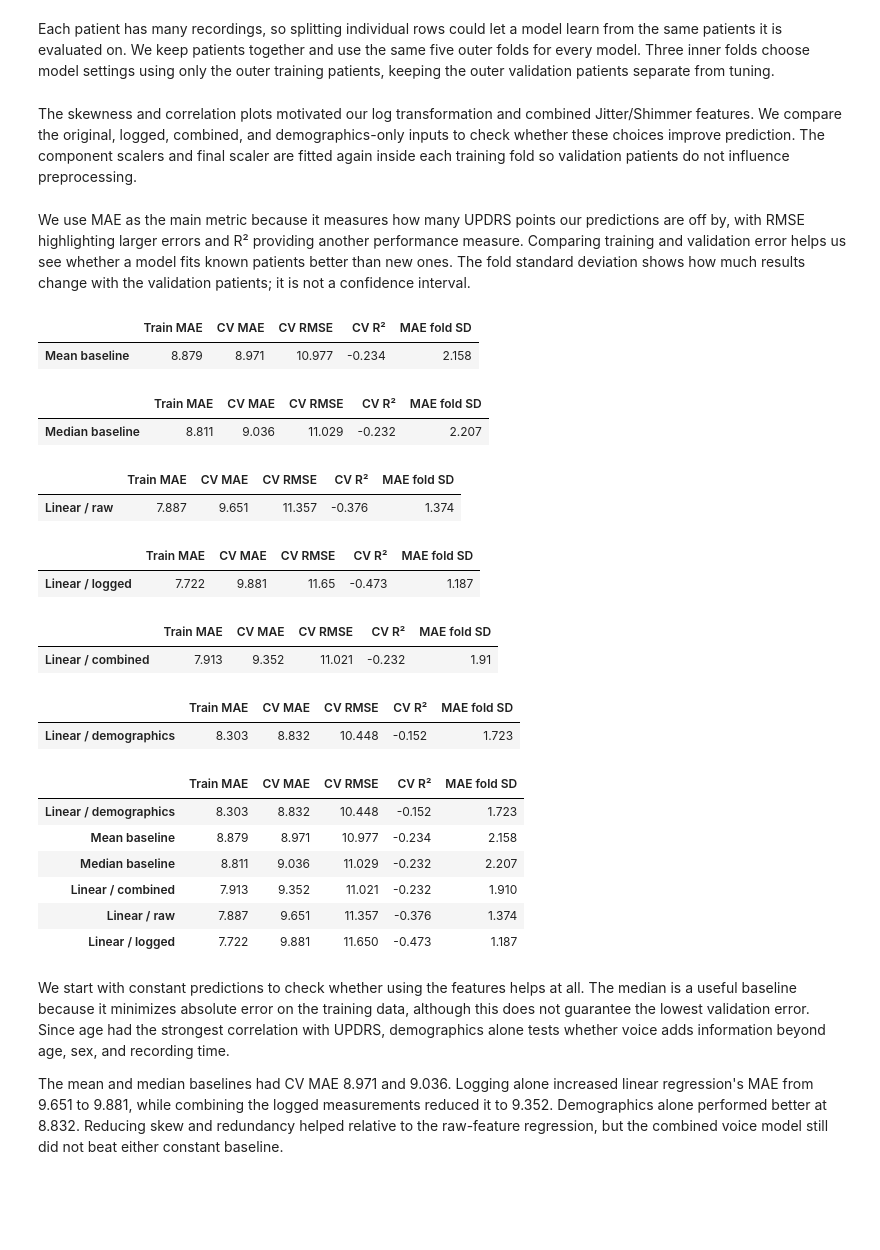
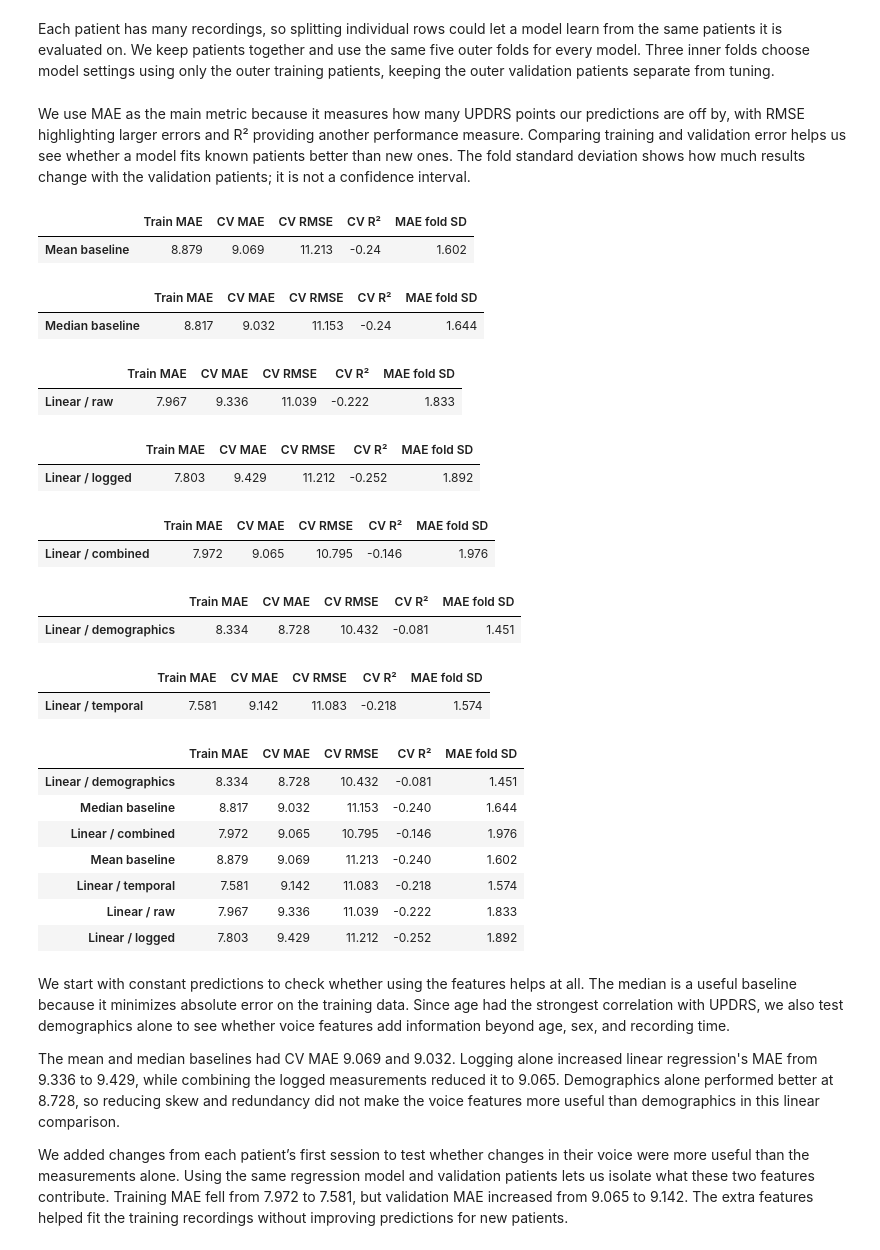
Before and after one commit to Lukedhenderson/parkinsons, a Jupyter notebook: final.ipynb, the cells around one changed output. Cells and saved outputs as stored; diff of their text form; code cells hidden in the pictures; blank space fills up the shorter version.

```diff
--- a/final.ipynb
+++ b/final.ipynb
@@ -629,39 +520,6 @@ Training patients: 33
 Outer validation folds: 5
 # %% [markdown]
 Each patient has many recordings, so splitting individual rows could let a model learn from the same patients it is evaluated on. We keep patients together and use the same five outer folds for every model. Three inner folds choose model settings using only the outer training patients, keeping the outer validation patients separate from tuning.
-# %%
-# Recreate our feature engineering inside each training fold.
-def log_voice(X):
-    X = X.copy()
-    X[log_cols] = np.log(X[log_cols])
-    return X
-
-
-def average_columns(X):
-    return np.asarray(X).mean(axis=1, keepdims=True)
-
-
-def feature_steps(version="combined"):
-    log = FunctionTransformer(log_voice) if version in ["logged", "combined"] else "passthrough"
-    columns = "passthrough"
-    if version == "combined":
-        combine = Pipeline([
-            ("scale", StandardScaler()),
-            ("average", FunctionTransformer(average_columns)),
-        ])
-        other = [c for c in X_train_raw if c not in jitter_cols + shimmer_cols]
-        columns = ColumnTransformer([
-            ("other", "passthrough", other),
-            ("jitter", clone(combine), jitter_cols),
-            ("shimmer", clone(combine), shimmer_cols),
-        ])
-    elif version == "demographics":
-        columns = ColumnTransformer([
-            ("demographics", "passthrough", ["age", "sex", "test_time"])
-        ])
-    return Pipeline([("log", log), ("columns", columns)])
-# %% [markdown]
-The skewness and correlation plots motivated our log transformation and combined Jitter/Shimmer features. We compare the original, logged, combined, and demographics-only inputs to check whether these choices improve prediction. The component scalers and final scaler are fitted again inside each training fold so validation patients do not influence preprocessing.
 # %%
 # evaluation loop
 def evaluate(name, model, grid=None, version="combined", scale=True):
@@ -674,7 +532,7 @@ def evaluate(name, model, grid=None, version="combined", scale=True):
     rows = []
     selected_parameters[name] = []
     for fold, (a, b) in enumerate(folds, start=1):
-        X_fit, X_val = X_train_raw.iloc[a], X_train_raw.iloc[b]
+        X_fit, X_val = X_train_inputs.iloc[a], X_train_inputs.iloc[b]
         y_fit, y_val = y_train.iloc[a], y_train.iloc[b]
         inner = list(GroupKFold(3).split(X_fit, y_fit, groups_train.iloc[a]))
         search = GridSearchCV(pipe, grid or {}, cv=inner,
@@ -702,36 +560,41 @@ We use MAE as the main metric because it measures how many UPDRS points our pred
 # %%
 # Establish baselines and test our feature choices with linear regression.
 evaluate("Mean baseline", DummyRegressor(), version="raw", scale=False)
 evaluate("Median baseline", DummyRegressor(strategy="median"), version="raw", scale=False)
 
-for version in ["raw", "logged", "combined", "demographics"]:
+for version in ["raw", "logged", "combined", "demographics", "temporal"]:
     evaluate(f"Linear / {version}", LinearRegression(), version=version)
 
 display(pd.DataFrame(scores).T.sort_values("CV MAE").round(3))
 # %% [output]
 |  | Train MAE | CV MAE | CV RMSE | CV R² | MAE fold SD |
-| Mean baseline | 8.879 | 8.971 | 10.977 | -0.234 | 2.158 |
+| Mean baseline | 8.879 | 9.069 | 11.213 | -0.24 | 1.602 |
 |  | Train MAE | CV MAE | CV RMSE | CV R² | MAE fold SD |
-| Median baseline | 8.811 | 9.036 | 11.029 | -0.232 | 2.207 |
+| Median baseline | 8.817 | 9.032 | 11.153 | -0.24 | 1.644 |
 |  | Train MAE | CV MAE | CV RMSE | CV R² | MAE fold SD |
-| Linear / raw | 7.887 | 9.651 | 11.357 | -0.376 | 1.374 |
+| Linear / raw | 7.967 | 9.336 | 11.039 | -0.222 | 1.833 |
 |  | Train MAE | CV MAE | CV RMSE | CV R² | MAE fold SD |
-| Linear / logged | 7.722 | 9.881 | 11.65 | -0.473 | 1.187 |
+| Linear / logged | 7.803 | 9.429 | 11.212 | -0.252 | 1.892 |
 |  | Train MAE | CV MAE | CV RMSE | CV R² | MAE fold SD |
-| Linear / combined | 7.913 | 9.352 | 11.021 | -0.232 | 1.91 |
+| Linear / combined | 7.972 | 9.065 | 10.795 | -0.146 | 1.976 |
 |  | Train MAE | CV MAE | CV RMSE | CV R² | MAE fold SD |
-| Linear / demographics | 8.303 | 8.832 | 10.448 | -0.152 | 1.723 |
+| Linear / demographics | 8.334 | 8.728 | 10.432 | -0.081 | 1.451 |
 |  | Train MAE | CV MAE | CV RMSE | CV R² | MAE fold SD |
-| Linear / demographics | 8.303 | 8.832 | 10.448 | -0.152 | 1.723 |
-| Mean baseline | 8.879 | 8.971 | 10.977 | -0.234 | 2.158 |
-| Median baseline | 8.811 | 9.036 | 11.029 | -0.232 | 2.207 |
-| Linear / combined | 7.913 | 9.352 | 11.021 | -0.232 | 1.910 |
-| Linear / raw | 7.887 | 9.651 | 11.357 | -0.376 | 1.374 |
-| Linear / logged | 7.722 | 9.881 | 11.650 | -0.473 | 1.187 |
+| Linear / temporal | 7.581 | 9.142 | 11.083 | -0.218 | 1.574 |
+|  | Train MAE | CV MAE | CV RMSE | CV R² | MAE fold SD |
+| Linear / demographics | 8.334 | 8.728 | 10.432 | -0.081 | 1.451 |
+| Median baseline | 8.817 | 9.032 | 11.153 | -0.240 | 1.644 |
+| Linear / combined | 7.972 | 9.065 | 10.795 | -0.146 | 1.976 |
+| Mean baseline | 8.879 | 9.069 | 11.213 | -0.240 | 1.602 |
+| Linear / temporal | 7.581 | 9.142 | 11.083 | -0.218 | 1.574 |
+| Linear / raw | 7.967 | 9.336 | 11.039 | -0.222 | 1.833 |
+| Linear / logged | 7.803 | 9.429 | 11.212 | -0.252 | 1.892 |
 # %% [markdown]
-We start with constant predictions to check whether using the features helps at all. The median is a useful baseline because it minimizes absolute error on the training data, although this does not guarantee the lowest validation error. Since age had the strongest correlation with UPDRS, demographics alone tests whether voice adds information beyond age, sex, and recording time.
+We start with constant predictions to check whether using the features helps at all. The median is a useful baseline because it minimizes absolute error on the training data. Since age had the strongest correlation with UPDRS, we also test demographics alone to see whether voice features add information beyond age, sex, and recording time.
 
-The mean and median baselines had CV MAE 8.971 and 9.036. Logging alone increased linear regression's MAE from 9.651 to 9.881, while combining the logged measurements reduced it to 9.352. Demographics alone performed better at 8.832. Reducing skew and redundancy helped relative to the raw-feature regression, but the combined voice model still did not beat either constant baseline.
+The mean and median baselines had CV MAE 9.069 and 9.032. Logging alone increased linear regression's MAE from 9.336 to 9.429, while combining the logged measurements reduced it to 9.065. Demographics alone performed better at 8.728, so reducing skew and redundancy did not make the voice features more useful than demographics in this linear comparison.
+
+We added changes from each patient’s first session to test whether changes in their voice were more useful than the measurements alone. Using the same regression model and validation patients lets us isolate what these two features contribute. Training MAE fell from 7.972 to 7.581, but validation MAE increased from 9.065 to 9.142. The extra features helped fit the training recordings without improving predictions for new patients.
 # %%
 # Test whether similar recordings have similar UPDRS scores.
 evaluate("KNN", KNeighborsRegressor(), {
```
Also changed, not shown: parts of 57 cells of this notebook, 2 other files.
